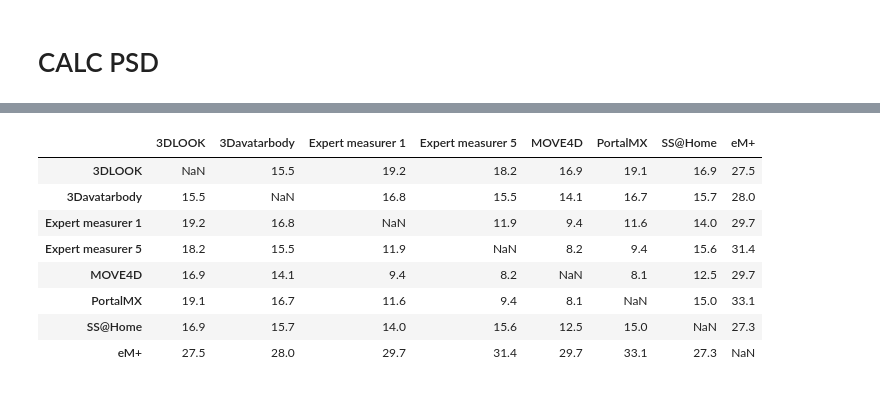
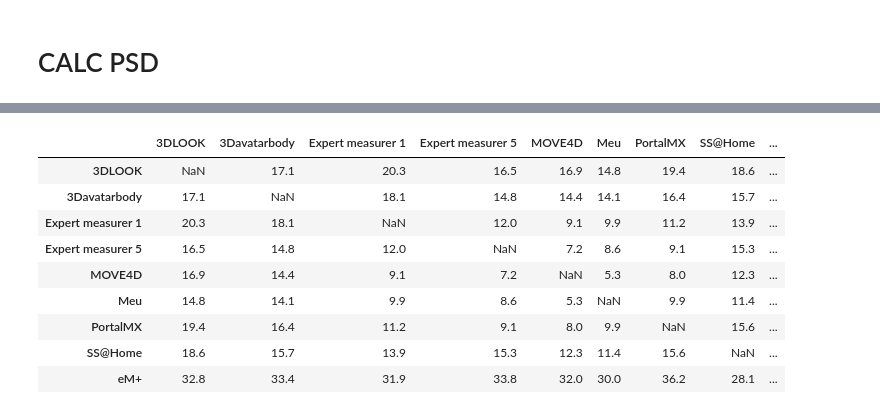
Before and after one commit to wesferr/measure_project, a Jupyter notebook: measures_treatment.ipynb, the cells around one changed output, grey strips where cells are left out. Saved outputs shown, nothing was run; the diff lists cells and outputs as text; code cells hidden in the pictures.

```diff
--- a/measures_treatment.ipynb
+++ b/measures_treatment.ipynb
@@ -70 +94,7 @@ outliers = treated_data.loc[outliers]['Subject'].unique()
+# %%
+treated_data = treated_data[measures_list + ['repetition no.', 'Subject', 'Measuring station', 'Phase']]
+treated_data.columns = list(calculated_columns) + ['repetition no.', 'Subject', 'Measuring station', 'Phase']
+# %%
+treated_data = pd.concat([treated_data, calculated_data_male])
+treated_data = pd.concat([treated_data, calculated_data_male])
 # %%
@@ -74,21 +119,21 @@ treated_data = treated_data[~treated_data["Subject"].isin(outliers)]
 # CALC ICC
 # %%
 their_icc = pd.read_csv('data/their_icc.csv', sep=',', header=0)
-their_icc = their_icc.drop(['Measuring station'], axis=1)
+their_icc = their_icc.drop(['Measuring station'], axis=1)[measures_list]
 their_icc.index = ['Expert measurer 1', 'Expert measurer 2', 'Expert measurer 3', 'Expert measurer 4', 'Expert measurer 5', 'SS20', 'Vitus', 'PortalMX', 'MOVE4D', 'SS@Home', '3DLOOK', 'eM+', '3Davatarbody']
-their_icc.columns = measures_list
+
+their_icc.columns = calculated_columns
 their_icc.sort_index()
-
 
 all_measures = []
 for station in station_list:
     measures_of_station = []
-    for measure in measures_list:
+    for measure in calculated_columns:
         a = treated_data[treated_data['Measuring station'] == station].reset_index()
         icc = pg.intraclass_corr(data=a, targets='Subject', raters='repetition no.', ratings=measure, nan_policy='omit')['ICC'].loc[0]
         measures_of_station.append(icc)
     all_measures.append(measures_of_station)
-our_icc = pd.DataFrame(all_measures, station_list, measures_list).sort_index()
+our_icc = pd.DataFrame(all_measures, station_list, calculated_columns).sort_index()
 # %% [markdown]
 ## OUR ICC
 # %%
@@ -130,23 +194,24 @@ abs(our_icc - their_icc).round(3)
 # %% [markdown]
 # CALC SEM
 # %%
-their_sem = pd.read_csv('data/their_sem.csv', sep=';', header=None)
+their_sem = pd.read_csv('data/their_sem.csv', sep=';')[measures_list]
 their_sem.index = ['Expert measurer 1', 'Expert measurer 2', 'Expert measurer 3', 'Expert measurer 4', 'Expert measurer 5', 'SS20', 'Vitus', 'PortalMX', 'MOVE4D', 'SS@Home', '3DLOOK', 'eM+', '3Davatarbody']
-their_sem = their_sem.drop(0, axis=1)
-their_sem.columns = measures_list
+their_sem.columns = calculated_columns
 their_sem.sort_index()
 
 
 all_measures = []
 for station in station_list:
     measures_of_station = []
-    for measure in measures_list:
+    for measure in calculated_columns:
         a = treated_data[treated_data['Measuring station'] == station].reset_index()
+        a = a[calculated_columns + ['Subject', 'repetition no.']]
+        a.columns = list(calculated_columns) + ['Subject', 'repetition no.']
         icc = pg.intraclass_corr(data=a, targets='Subject', raters='repetition no.', ratings=measure, nan_policy='omit')['ICC'].loc[1]
         sem = a[measure].std() * np.sqrt(1-icc)
         measures_of_station.append(sem)
     all_measures.append(measures_of_station)
-our_sem = pd.DataFrame(all_measures, station_list, measures_list).sort_index()
+our_sem = pd.DataFrame(all_measures, station_list, calculated_columns).sort_index()
 # %% [markdown]
 ## OUR SEM
 # %%
@@ -249,12 +337,13 @@ calculate_psd(measure='Upper arm girth R', phase=1).round(1)
 # %%
-calculate_psd(measure='Upper arm girth R', phase=2).round(1)
+calculate_psd(measure='upper_arm_girth', phase=2).round(1)
 # %% [output]
-|  | 3DLOOK | 3Davatarbody | Expert measurer 1 | Expert measurer 5 | MOVE4D | PortalMX | SS@Home | eM+ |
-| 3DLOOK | NaN | 15.5 | 19.2 | 18.2 | 16.9 | 19.1 | 16.9 | 27.5 |
-| 3Davatarbody | 15.5 | NaN | 16.8 | 15.5 | 14.1 | 16.7 | 15.7 | 28.0 |
-| Expert measurer 1 | 19.2 | 16.8 | NaN | 11.9 | 9.4 | 11.6 | 14.0 | 29.7 |
-| Expert measurer 5 | 18.2 | 15.5 | 11.9 | NaN | 8.2 | 9.4 | 15.6 | 31.4 |
-| MOVE4D | 16.9 | 14.1 | 9.4 | 8.2 | NaN | 8.1 | 12.5 | 29.7 |
-| PortalMX | 19.1 | 16.7 | 11.6 | 9.4 | 8.1 | NaN | 15.0 | 33.1 |
-| SS@Home | 16.9 | 15.7 | 14.0 | 15.6 | 12.5 | 15.0 | NaN | 27.3 |
-| eM+ | 27.5 | 28.0 | 29.7 | 31.4 | 29.7 | 33.1 | 27.3 | NaN |
+|  | 3DLOOK | 3Davatarbody | Expert measurer 1 | Expert measurer 5 | MOVE4D | Meu | PortalMX | SS@Home | ... |
+| 3DLOOK | NaN | 17.1 | 20.3 | 16.5 | 16.9 | 14.8 | 19.4 | 18.6 | ... |
+| 3Davatarbody | 17.1 | NaN | 18.1 | 14.8 | 14.4 | 14.1 | 16.4 | 15.7 | ... |
+| Expert measurer 1 | 20.3 | 18.1 | NaN | 12.0 | 9.1 | 9.9 | 11.2 | 13.9 | ... |
+| Expert measurer 5 | 16.5 | 14.8 | 12.0 | NaN | 7.2 | 8.6 | 9.1 | 15.3 | ... |
+| MOVE4D | 16.9 | 14.4 | 9.1 | 7.2 | NaN | 5.3 | 8.0 | 12.3 | ... |
+| Meu | 14.8 | 14.1 | 9.9 | 8.6 | 5.3 | NaN | 9.9 | 11.4 | ... |
+| PortalMX | 19.4 | 16.4 | 11.2 | 9.1 | 8.0 | 9.9 | NaN | 15.6 | ... |
+| SS@Home | 18.6 | 15.7 | 13.9 | 15.3 | 12.3 | 11.4 | 15.6 | NaN | ... |
+| eM+ | 32.8 | 33.4 | 31.9 | 33.8 | 32.0 | 30.0 | 36.2 | 28.1 | ... |
```
Also changed, not shown: parts of 18 cells of this notebook, 9 other files.
